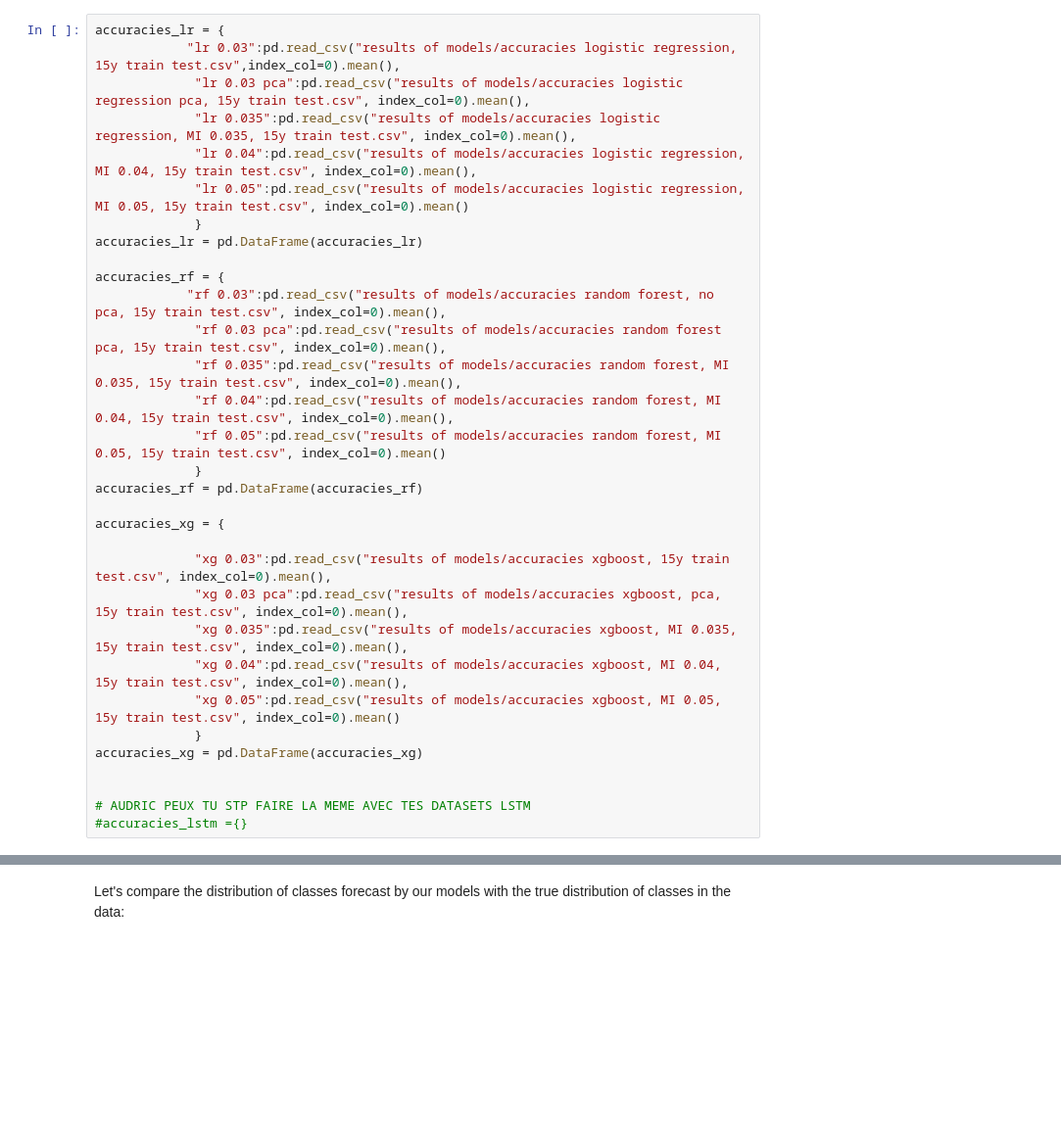
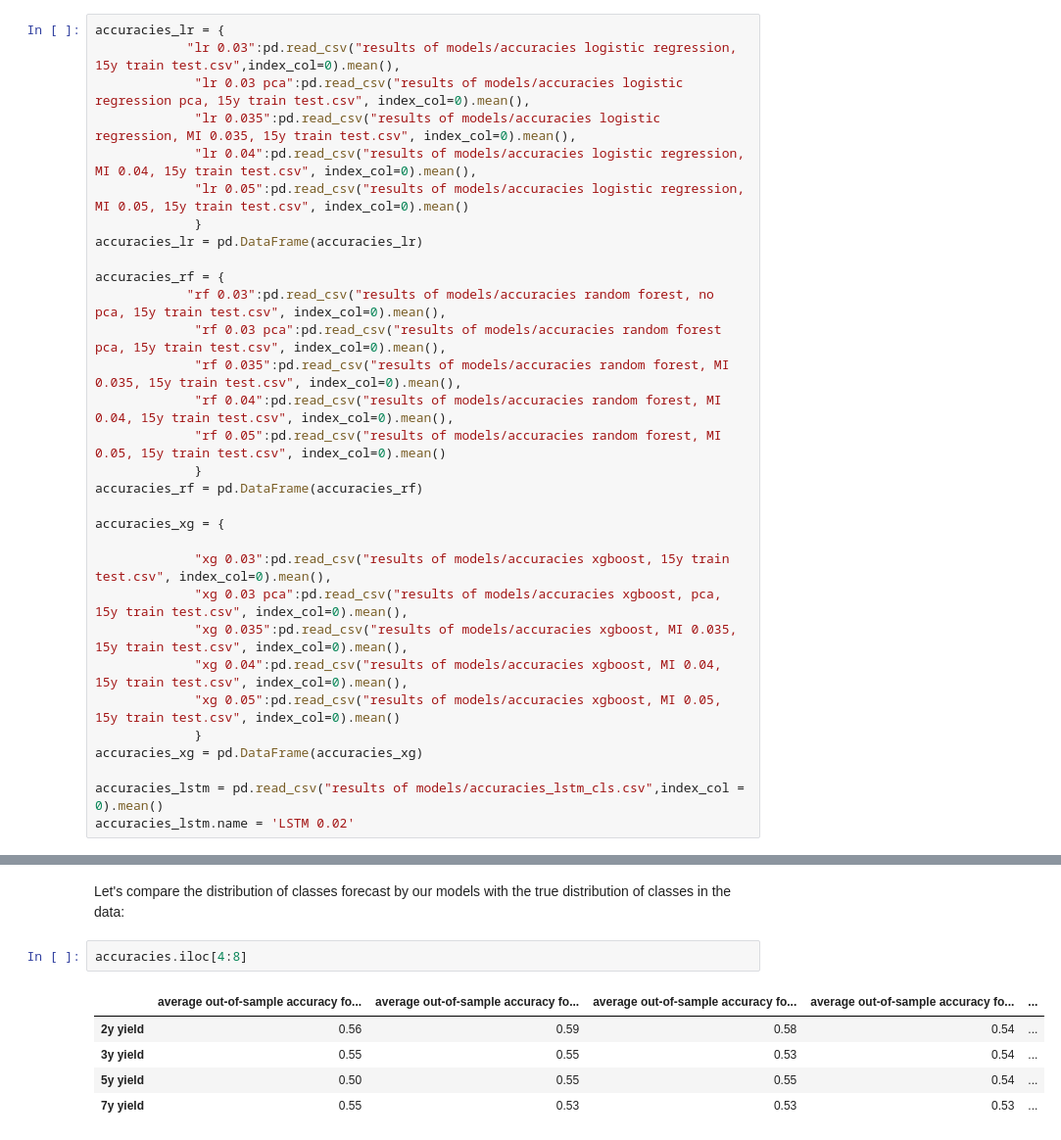
Before and after one commit to jeanlouvaleau/ML-for-trading-project, a Jupyter notebook: data_exploration JL_new.ipynb, the cells around one changed output, grey strips where cells are left out. Shown: that part at 98% size. Cells and saved outputs as stored; diff of their text form; blank space fills up the shorter version.

```diff
--- a/data_exploration JL_new.ipynb
+++ b/data_exploration JL_new.ipynb
@@ -2080,9 +2066,8 @@ accuracies_xg = {
              }
 accuracies_xg = pd.DataFrame(accuracies_xg)
 
-
-# AUDRIC PEUX TU STP FAIRE LA MEME AVEC TES DATASETS LSTM
-#accuracies_lstm ={}
+accuracies_lstm = pd.read_csv("results of models/accuracies_lstm_cls.csv",index_col = 0).mean()
+accuracies_lstm.name = 'LSTM 0.02'
 # %% [markdown]
 The dataframe below represents the average out-of-sample accuracy of each model over the 79 15 years rolling windows. The columns are the performance of each model. Each name of column is in 3 parts:
 - lr or rf or xg or lstm depending on whether the model is a logistic regression, random forest, xg boost or lstm model,
@@ -2199,4 +2187,12 @@ forecast_avg
 | 30y yield | 0.58 | 0.59 | 0.59 | 0.76 | ... |
 # %% [markdown]
 Let's compare the distribution of classes forecast by our models with the true distribution of classes in the data:
+# %%
+accuracies.iloc[4:8]
+# %% [output]
+|  | average out-of-sample accuracy fo... | average out-of-sample accuracy fo... | average out-of-sample accuracy fo... | average out-of-sample accuracy fo... | ... |
+| 2y yield | 0.56 | 0.59 | 0.58 | 0.54 | ... |
+| 3y yield | 0.55 | 0.55 | 0.53 | 0.54 | ... |
+| 5y yield | 0.50 | 0.55 | 0.55 | 0.54 | ... |
+| 7y yield | 0.55 | 0.53 | 0.53 | 0.53 | ... |
 # %%
```
Also changed, not shown: parts of 21 cells of this notebook.
